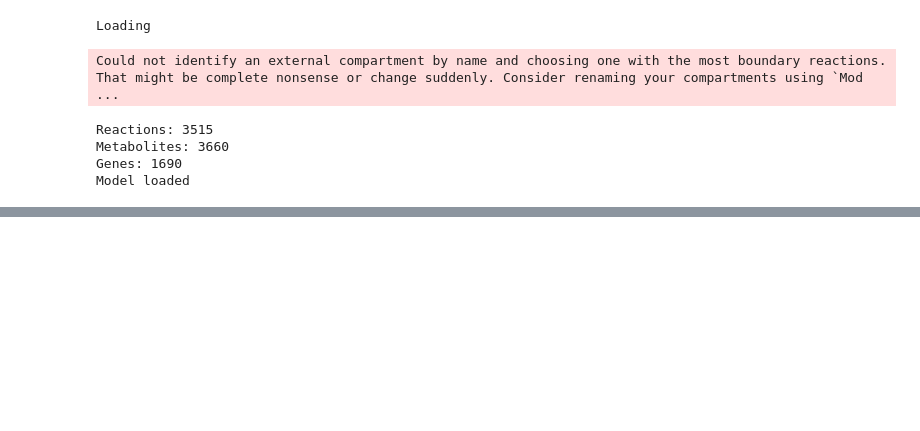
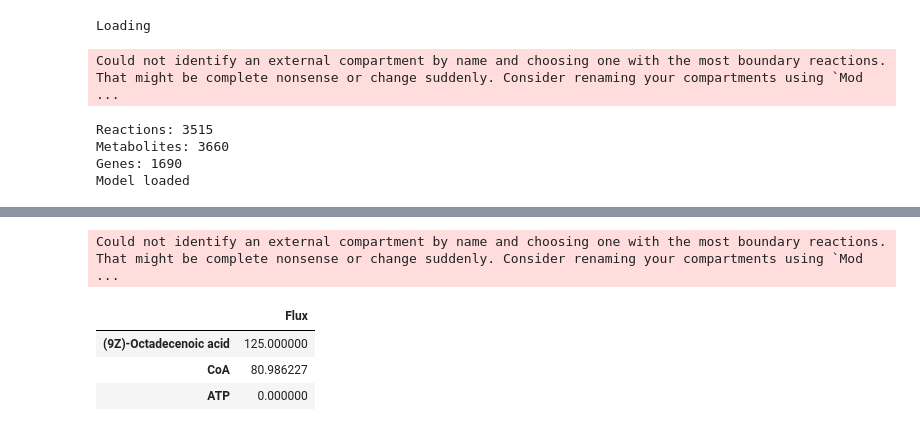
Before and after one commit to Apolinario8/UC_projeto, a Jupyter notebook: scripts/pathway_fluxesV2.ipynb, the cells around one changed output, grey strips where cells are left out. Drawn from its saved outputs; the diff is of its cells as text; code cells hidden in the pictures; blank space fills up the shorter version.

```diff
--- a/scripts/pathway_fluxesV2.ipynb
+++ b/scripts/pathway_fluxesV2.ipynb
@@ -64,2 +171,8 @@ model.test_reaction("Sulfoquinovosyldiacylglycerol__chlo")
 # %%
-model.test_reaction("sqdg1839z12z15z160_V2__chlo")
+model.test_reaction("acyl1819z__er")
+# %% [output]
+Could not identify an external compartment by name and choosing one with the most boundary reactions. That might be complete nonsense or change suddenly. Consider renaming your compartments using `Mod ...
+|  | Flux |
+| (9Z)-Octadecenoic acid | 125.000000 |
+| CoA | 80.986227 |
+| ATP | 0.000000 |
```
Also changed, not shown: parts of 26 cells of this notebook, 13 other files.
